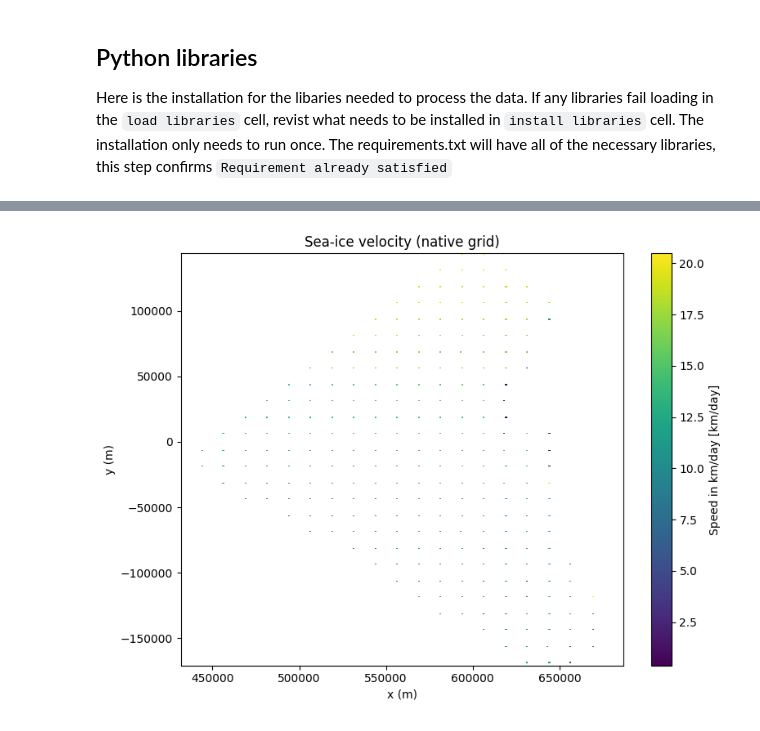
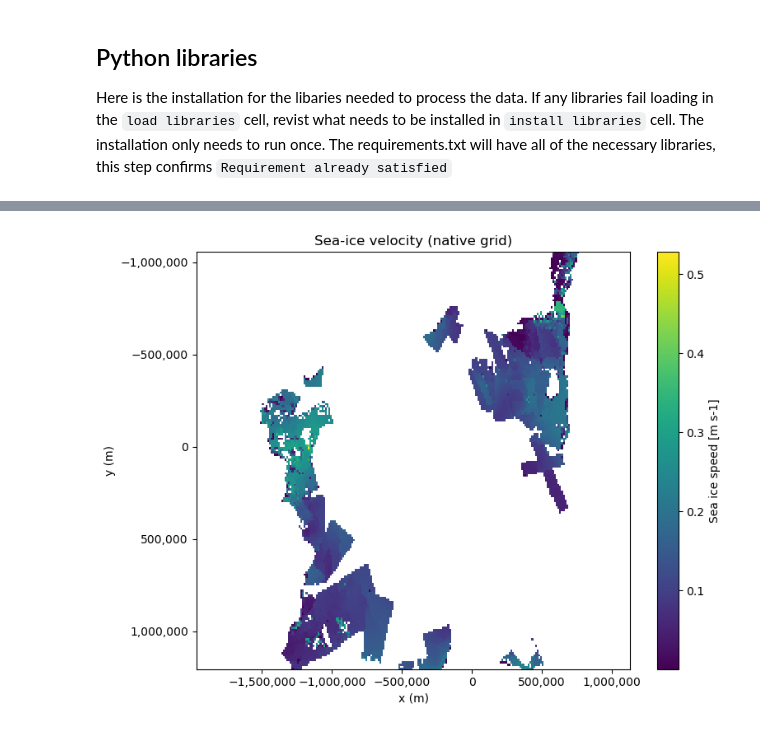
Before and after one commit to BG-NOAA/read_sar_drift_netcdf, a Jupyter notebook: read_netcdf_tutorial.ipynb, the cells around one changed output, grey strips where cells are left out. Drawn from its saved outputs; the diff is of its cells as text; code cells hidden in the pictures.

```diff
--- a/read_netcdf_tutorial.ipynb
+++ b/read_netcdf_tutorial.ipynb
@@ -43,7 +44,7 @@ if you see a warning foy `pyproj`, it is okay to ignore. Just a warning about se
 It has not impact on the ability to use the library
 """
 
-nc_path = "SIVelocity_SAR_20241015_115532_20241016_113140_v0.nc" # assuming file in in notebook directory
-ds = xr.open_dataset(nc_path)
+nc_path = "SIVelocity_SAR_20241014_20241015_daily_12km_NH_v01.nc" # assuming file in in notebook directory
+ds = xr.open_dataset(nc_path, decode_times=False, mask_and_scale=False)
 ds
 # %% [output]
@@ -163,17 +210,53 @@ pd.DataFrame(stats)
 # %%
 # let's see what the data looks like
-# speed (km/day) on the native x/y grid
+# speed (m/day) on the native x/y grid
 
-speed = ds["Speed_kmdy"].isel(time=0)
+import matplotlib.ticker as mticker
 
-plt.figure(figsize=(8, 6))
-im = plt.pcolormesh(ds["x"], ds["y"], speed, shading="auto")
-plt.colorbar(im, label=f"{speed.attrs.get('long_name','Speed')} [{speed.attrs.get('units','')}]")
-plt.xlabel("x (m)")
-plt.ylabel("y (m)")
-plt.title("Sea-ice velocity (native grid)")
+speed = ds["sea_ice_speed"].isel(time=0)
+valid_mask = np.isfinite(speed.values)
+
+fig, ax = plt.subplots(figsize=(8, 6))
+im = ax.pcolormesh(ds['x'], ds['y'], speed, shading='auto')
+
+plt.colorbar(
+    im,
+    ax=ax,
+    label=f"{speed.attrs.get('long_name', 'Speed')} [{speed.attrs.get('units', '')}]"
+)
+
+ax.set_xlabel('x (m)')
+ax.set_ylabel('y (m)')
+ax.set_title('Sea-ice velocity (native grid)')
+
+
+if np.any(valid_mask):
+    y_idx, x_idx = np.where(valid_mask)
+    x_vals = ds['x'].values
+    y_vals = ds['y'].values
+
+    x_min = x_vals[x_idx.min()]
+    x_max = x_vals[x_idx.max()]
+    y_min = y_vals[y_idx.min()]
+    y_max = y_vals[y_idx.max()]
+
+    # pad by grid spacing so the data does not touch plot edges
+    dx = float(np.abs(x_vals[1] - x_vals[0])) if len(x_vals) > 1 else 0.0
+    dy = float(np.abs(y_vals[1] - y_vals[0])) if len(y_vals) > 1 else 0.0
+
+    pad_x = 25 * dx
+    pad_y = 25 * dy
+
+    ax.set_xlim(x_min - pad_x, x_max + pad_x)
+    ax.set_ylim(y_min - pad_y, y_max + pad_y)
+
+# turn off scientific notation / offset on both axes
+ax.ticklabel_format(style="plain", axis="both", useOffset=False)
+ax.xaxis.set_major_formatter(mticker.StrMethodFormatter("{x:,.0f}"))
+ax.yaxis.set_major_formatter(mticker.StrMethodFormatter("{x:,.0f}"))
+
 plt.tight_layout()
 plt.show()
 # %% [output]
-[figure, old version]
+[figure, new version]
 # %%
```
Also changed, not shown: parts of 12 cells of this notebook, 5 other files.
